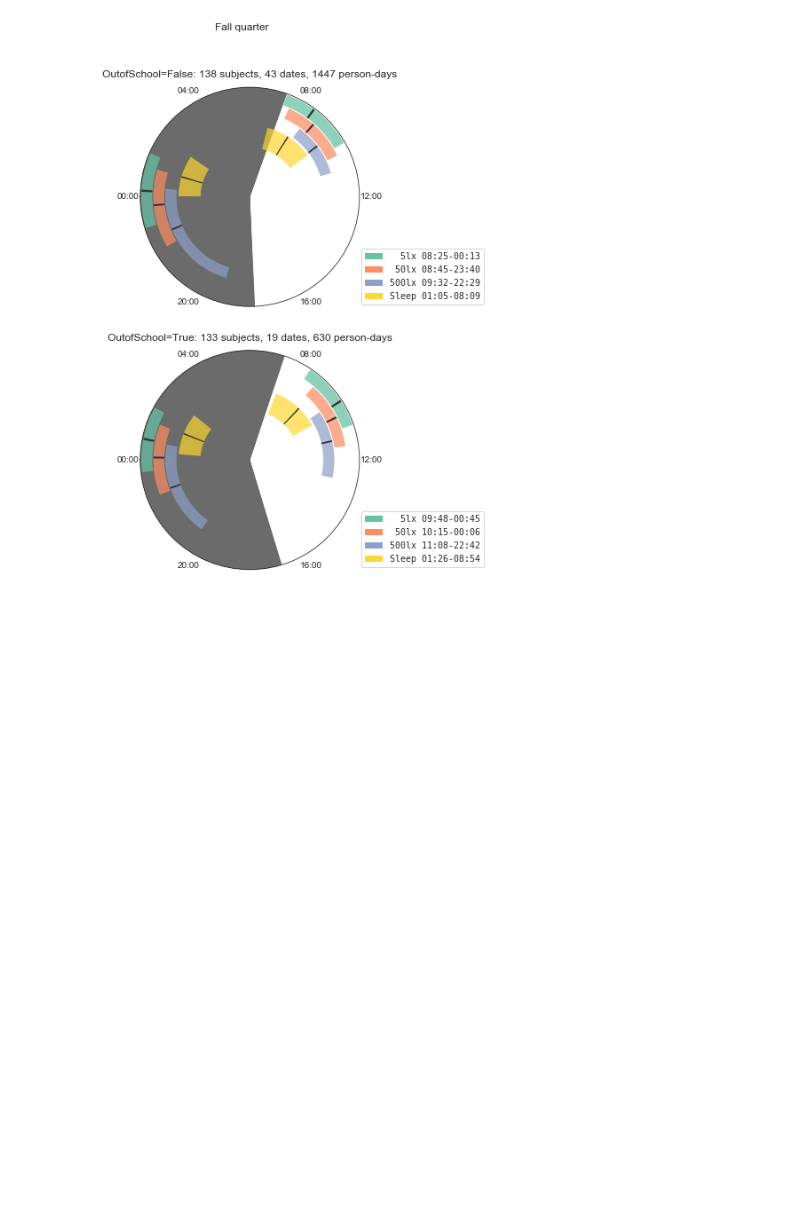
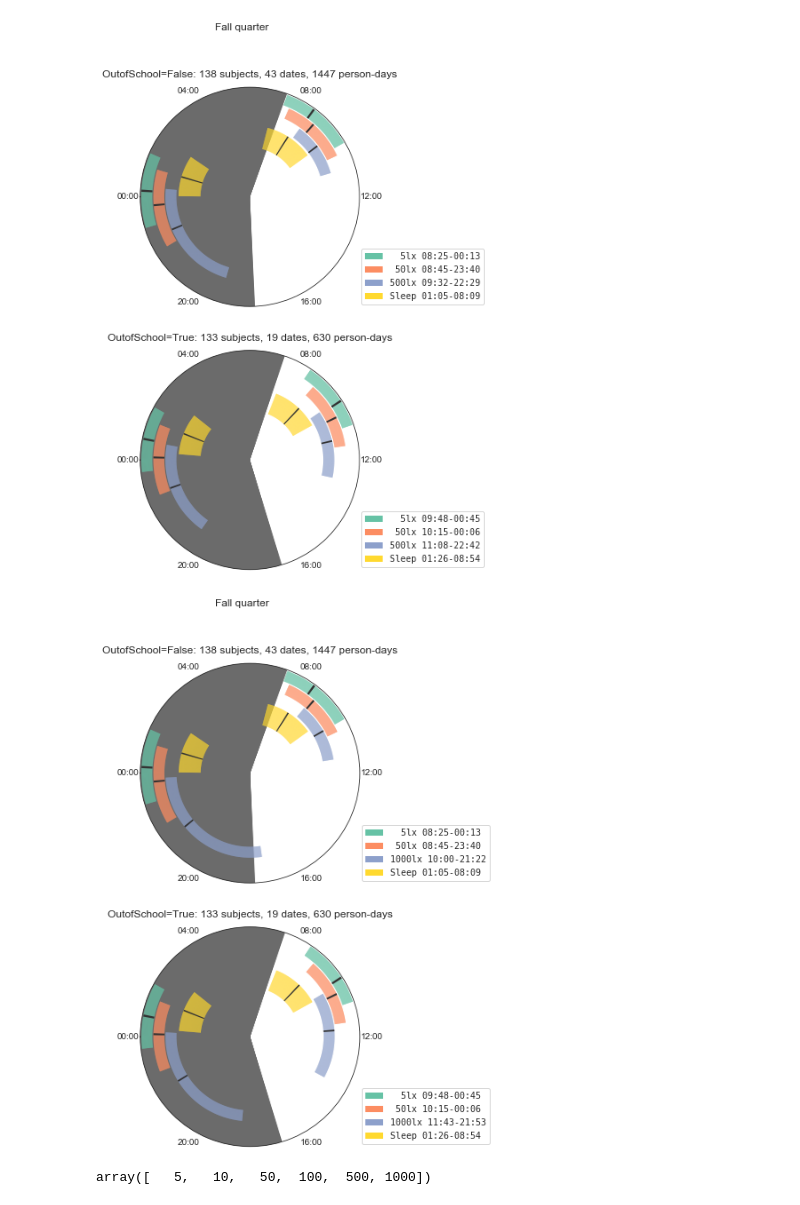
Before and after one commit to jasongfleischer/SALA, a Jupyter notebook: Make clock plots.ipynb, the cells around one changed output. Drawn from its saved outputs; the diff is of its cells as text; code cells hidden in the pictures; blank space fills up the shorter version.

```diff
--- a/Make clock plots.ipynb
+++ b/Make clock plots.ipynb
@@ -320,3 +195,14 @@ plt.suptitle(Q+' quarter');
 plt.savefig('../light figures/clockplot-'+Q+'-quarter.png',dpi=300)
 # %% [output]
 [figure]
+# %%
+Q = 'Fall'
+make_clock_plots( timingData.query('Quarter == @Q'), 'OutofSchool', Thresholds=[5,50,1000], figsize=(10,10))
+plt.suptitle(Q+' quarter');
+#plt.savefig('../light figures/clockplot-'+Q+'-quarter.png',dpi=300)
+# %% [output]
+[figure, added]
+# %%
+timingData.Threshold.unique()
+# %% [output]
+array([   5,   10,   50,  100,  500, 1000])
```
Also changed, not shown: parts of 1 cell of this notebook, 1 other file.
